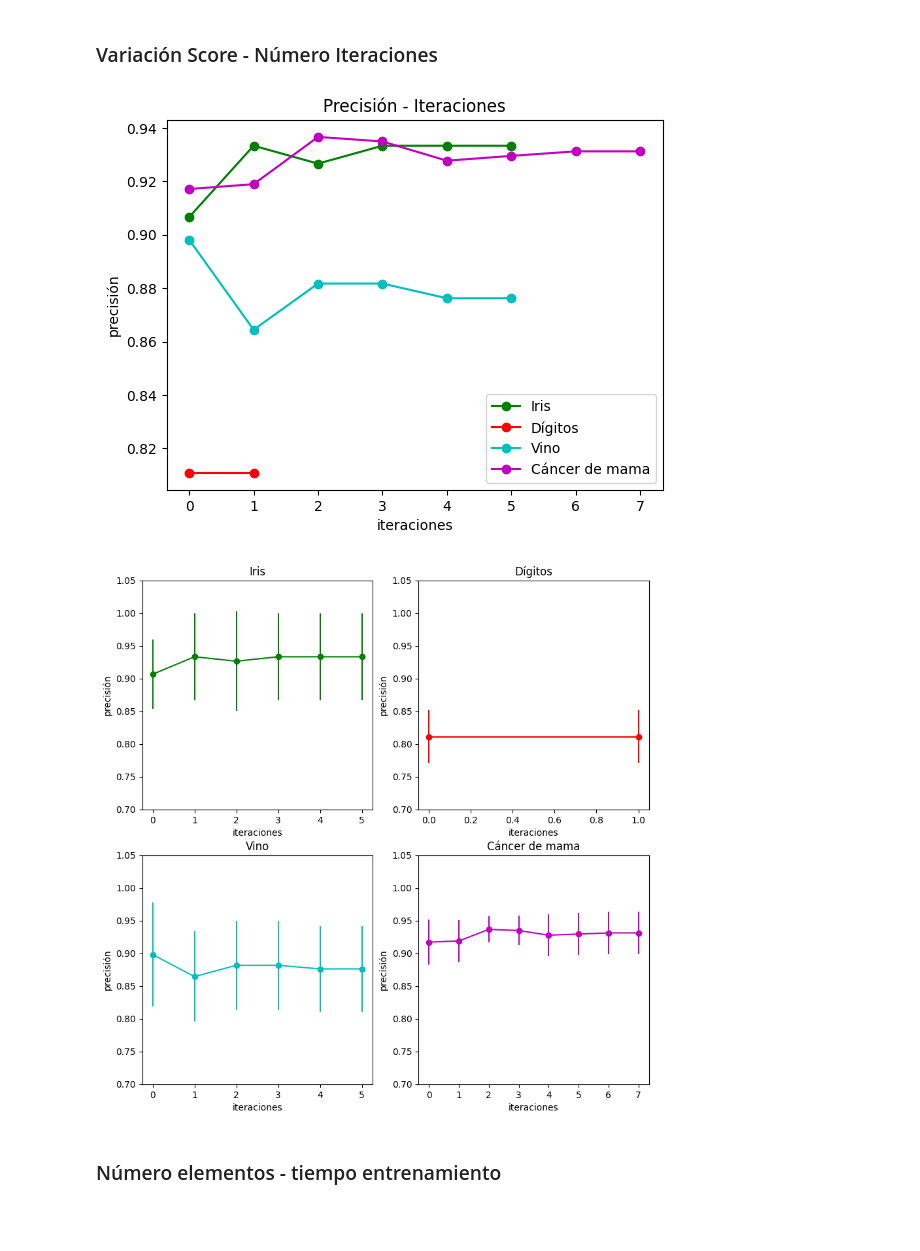
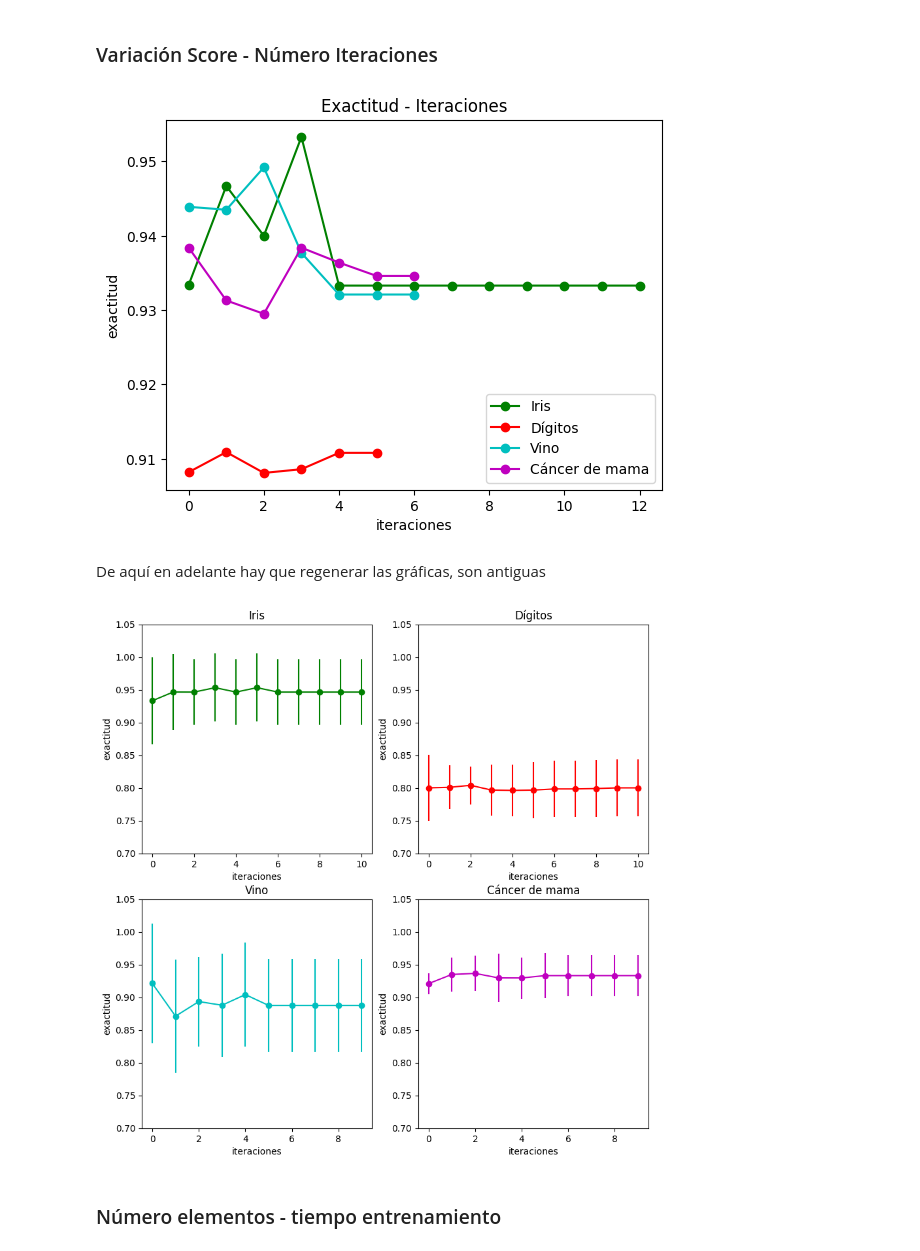
Before and after one commit to phf1001/semisupervised-learning-in-cibersecurity, a Jupyter notebook: src/co-forest-graphs.ipynb, the cells around one changed output. Cells and saved outputs as stored; diff of their text form; code cells hidden in the pictures; blank space fills up the shorter version.

```diff
--- a/src/co-forest-graphs.ipynb
+++ b/src/co-forest-graphs.ipynb
@@ -95,8 +93,8 @@ class Co_Forest:
         self.y = y
         self.mask_L = np.zeros(shape=((self.L.shape[0]), self.n), dtype=int, order='C')
 
-        self.X_test = X_test
-        self.y_test = y_test
+        self.X_test = X_test #Se quitarán en la versión sin graphs
+        self.y_test = y_test #Se quitarán en la versión sin graphs
 
         self.ensemble = self.create_trees(max_features)
 
@@ -131,7 +129,7 @@ class Co_Forest:
         pseudo-labeled data.
         """
 
-        if self.X_test is not None:
+        if self.X_test is not None: #Se quitará en la versión sin graphs
             scores = [self.score(self.X_test, self.y_test)]
 
         e = [0 for i in range(self.n)]
@@ -177,7 +175,6 @@ class Co_Forest:
                 tree_pseudo_updates[i] = ( (np.array(pseudo_labeled_data), np.array(pseudo_labeled_tags) ) )
 
             for i in np.fromiter(self.ensemble.keys(), dtype=int)[tree_changes]:
-
                 if e[i] * W[i] < previous_e[i] * previous_W[i]:
                     self.retrain_tree(i, tree_pseudo_updates[i][0], tree_pseudo_updates[i][1])
 
@@ -187,10 +184,10 @@ class Co_Forest:
             if tree_changes.sum() == 0:
                 new_data = False
 
-            if self.X_test is not None:
+            if self.X_test is not None: #Se quitará en la versión sin graphs
                 scores.append(self.score(self.X_test, self.y_test))
 
-        if self.X_test is not None:
+        if self.X_test is not None: #Se quitará en la versión sin graphs
             append_to_csv("file.csv", scores)
 
 
@@ -200,7 +197,6 @@ class Co_Forest:
         X_train = np.concatenate( (self.L[self.mask_L[:, i] == 1], pseudo_labeled_data) )
         y_train = np.concatenate( (self.y[self.mask_L[:, i] == 1], pseudo_labeled_tags) )
         self.ensemble[i] = self.ensemble[i].fit(X_train, y_train)
-
 
     def subsample(self, hi: DecisionTreeClassifier, Wmax: float) -> np.array:
         """Samples from U uniformly at random until
@@ -248,12 +244,14 @@ class Co_Forest:
         errors = []
 
         for sample, tag in zip(self.L, self.y):
-
             n_votes = n_hits = 0
 
             for i, tree in self.ensemble.items():
-                if tree != hi and sample not in self.L[self.mask_L[:, i] == 1]:
 
+                rows_training = self.L[self.mask_L[:, i] == 1]
+                used_training = np.any(np.all(sample == rows_training, axis=1))
+
+                if tree is not hi and not used_training:
                     if tree.predict([sample])[0] == tag:
                         n_hits += 1
                     n_votes +=1
@@ -281,11 +279,14 @@ class Co_Forest:
         """
 
         count = { **dict.fromkeys([i for i in self.classes], 0)}
-        for i in (tree.predict([sample])[0] for tree in self.ensemble.values() if tree != hi):
-            count[i]+= 1
+
+        for tree in self.ensemble.values():
+            if tree is not hi:
+                count[tree.predict([sample])[0]] += 1
 
         max_agreement = max(count.values())
-        most_agreed_class = list(count.values()).index(max_agreement)
+        most_agreed_class = list(count.keys())[list(count.values()).index(max_agreement)]
+
         return max_agreement/(len(self.ensemble) -1), most_agreed_class
 
 
@@ -306,10 +307,10 @@ class Co_Forest:
 
         count = { **dict.fromkeys([i for i in self.classes], 0)}
         for i in (tree.predict([sample])[0] for tree in self.ensemble.values()):
-            count[i]+= 1
+                count[i]+= 1
 
         max_agreement = max(count.values())
-        return self.classes[list(count.values()).index(max_agreement)]
+        return list(count.keys())[list(count.values()).index(max_agreement)]
 
 
     def predict(self, samples: np.array) -> np.array:
@@ -386,37 +436,39 @@ available = [(load_iris(), 'Iris'), (load_digits(), 'Dígitos'), (load_wine(), '
 
 for dataset_info in available:
 
     dataset = dataset_info[0]
     available_classes = np.unique(dataset.target)
 
     X = np.array(dataset.data)
     y = np.array(dataset.target)
 
     rd = np.random.RandomState(5)
     kf = KFold(n_splits=10, shuffle=True, random_state=rd)
     kf.get_n_splits(X)
 
     open('file.csv', 'w').close()
 
     for train_index, test_index in kf.split(X):
 
         X_train, X_test = X[train_index], X[test_index]
         y_train, y_test = y[train_index], y[test_index]
         L_train, U_train, Ly_train, Uy_train = train_test_split(X_train, y_train, test_size=0.8, random_state=rd)
 
-        co_forest = Co_Forest(L_train, Ly_train, U_train, 6, 0.75, available_classes, rd,'log2', X_test, y_test)
+        co_forest = Co_Forest(L_train, Ly_train, U_train, 20, 0.75, available_classes, rd,'log2', X_test, y_test)
         co_forest.fit()
 
     mean = np.mean(create_graph_matrix("file.csv"), axis=0)
     ax.plot(np.arange(len(mean)), mean, '-o', color = next(cycol), label = dataset_info[1])
 
-plt.title("Precisión - Iteraciones")
-ax.set_ylabel('precisión')
+plt.title("Exactitud - Iteraciones")
+ax.set_ylabel('exactitud')
 ax.set_xlabel('iteraciones')
 plt.legend(loc="lower right")
 plt.show()
 # %% [output]
-[figure, old version]
+[figure, new version]
+# %% [markdown]
+De aquí en adelante hay que regenerar las gráficas, son antiguas
 # %%
 fig, ax = plt.subplots(nrows=2, ncols=2, figsize=(10, 10))
 cycol = cycle('bgrcmk')
@@ -453,13 +505,13 @@ for dataset_info in available:
     ax_i = ax[coordinates[0], coordinates[1]]
     ax_i.set_ylim([0.7, 1.05])
     ax_i.errorbar(np.arange(len(mean)), mean, std, fmt='-o', color = next(cycol), label = dataset_info[1])
-    ax_i.set_ylabel('precisión')
+    ax_i.set_ylabel('exactitud')
     ax_i.set_xlabel('iteraciones')
     ax_i.set_title(dataset_info[1])
 
 plt.show()
 # %% [output]
-[figure, old version]
+[figure, new version]
 # %% [markdown]
 ### Número elementos - tiempo entrenamiento
 # %%
```
Also changed, not shown: parts of 6 cells of this notebook, 41 other files.
